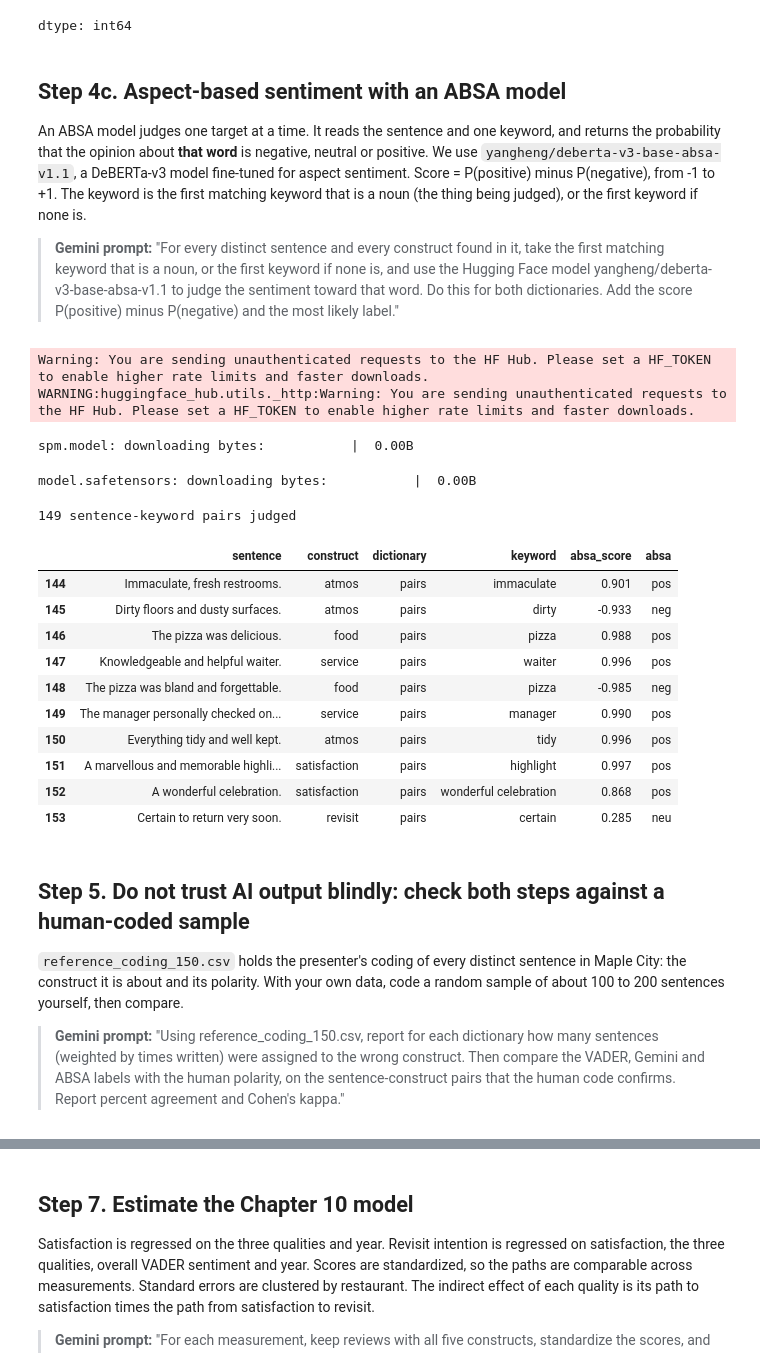
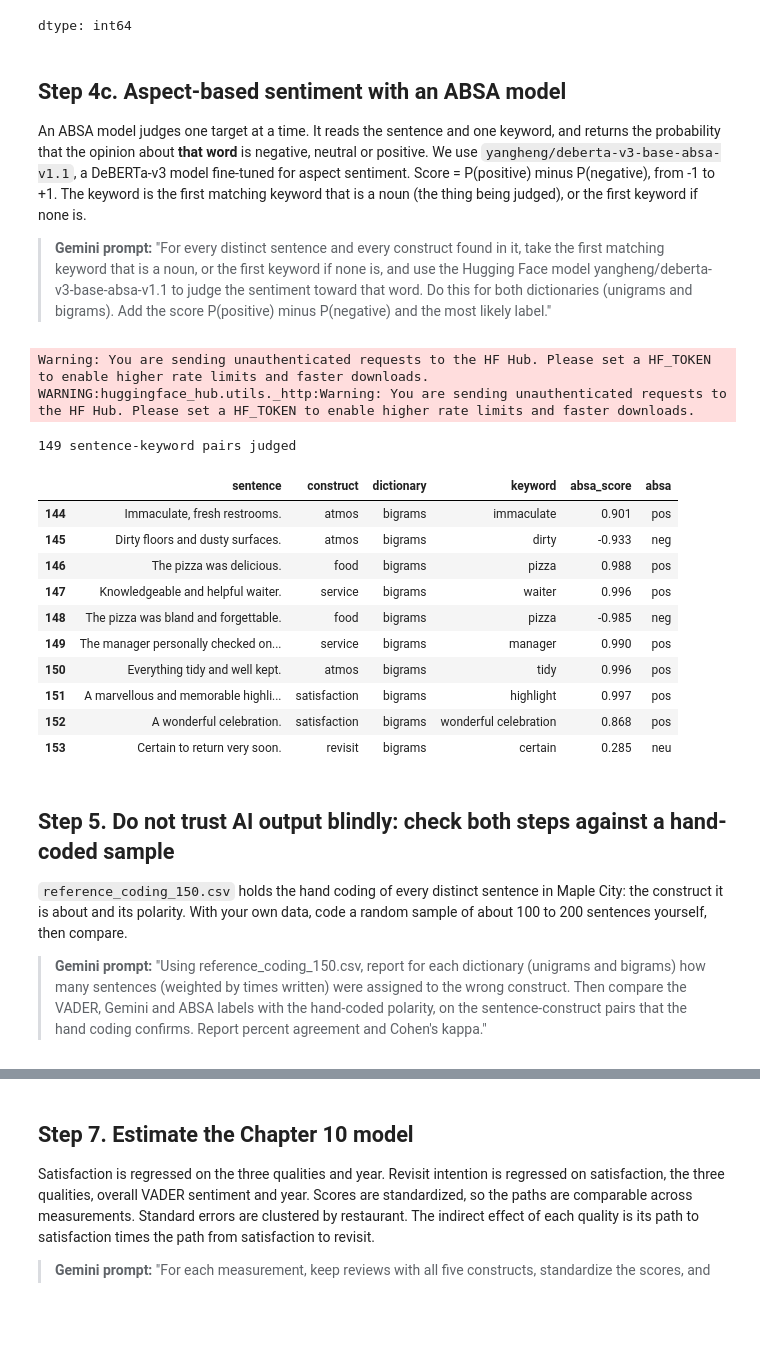
Before and after one commit to jeong-yeol/EMEA-CHRIE-Webinar, a Jupyter notebook: EMEA_CHRIE_ABSA_Workshop.ipynb, the cells around one changed output, grey strips where cells are left out. Saved outputs shown, nothing was run; the diff lists cells and outputs as text; code cells hidden in the pictures; blank space fills up the shorter version.

```diff
--- a/EMEA_CHRIE_ABSA_Workshop.ipynb
+++ b/EMEA_CHRIE_ABSA_Workshop.ipynb
@@ -100,15 +102,15 @@ CONSTRUCTS = list(SPEC)
 LEM = WordNetLemmatizer()
 KW = {c: {LEM.lemmatize(w) for w in s.split()} for c, s in SPEC.items()}
 def toks(s): return [LEM.lemmatize(t) for t in re.findall(r"[a-z']+", s.lower())]
-def single_words(s):
+def unigrams(s):
     t = toks(s); return {c: [w for w in t if w in KW[c]] for c in CONSTRUCTS if any(w in KW[c] for w in t)}
 distinct = pd.Series(sents.sentence.unique(), name="sentence")
 times = sents.sentence.value_counts()
 print(len(distinct), "distinct sentences")
-match_single = {s: single_words(s) for s in distinct}
-share = times[[s for s in distinct if match_single[s]]].sum() / len(sents)
+match_uni = {s: unigrams(s) for s in distinct}
+share = times[[s for s in distinct if match_uni[s]]].sum() / len(sents)
 print(f"Sentences with at least one construct: {share:.1%}")
-pd.DataFrame({"sentence": distinct.head(10), "constructs": [list(match_single[s]) for s in distinct.head(10)]})
+pd.DataFrame({"sentence": distinct.head(10), "constructs": [list(match_uni[s]) for s in distinct.head(10)]})
 # %% [output]
 150 distinct sentences
 Sentences with at least one construct: 81.5%
@@ -130,18 +132,18 @@ Some keywords carry more than one meaning. "Forgettable" is in the food list and
 # %%
 from collections import Counter
 STOP = set(stopwords.words("english"))
-def content_pairs(s):
+def bigrams(s):
     w = [t for t in re.findall(r"[a-z']+", s.lower()) if t not in STOP]
     return [f"{a} {b}" for a, b in zip(w, w[1:])]
-pair_counts = Counter()
+bigram_counts = Counter()
 for s in distinct:
-    for p in content_pairs(s): pair_counts[p] += times[s]
-print("Most frequent word pairs:")
-print(pd.DataFrame(pair_counts.most_common(15), columns=["word pair", "times written"]).to_string(index=False))
+    for b in bigrams(s): bigram_counts[b] += times[s]
+print("Most frequent bigrams:")
+print(pd.DataFrame(bigram_counts.most_common(15), columns=["bigram", "times written"]).to_string(index=False))
 rows = []
-for w in ["forgettable", "table", "fresh", "coming", "wonderful"]:
-    for p, n in pair_counts.most_common():
-        if w in p.split() or w + "s" in p.split():
-            rows.append({"keyword": w, "in the list for": ", ".join(c for c in CONSTRUCTS if LEM.lemmatize(w) in KW[c]), "word pair": p, "times written": n})
+for w in ["table", "fresh", "coming", "quality", "friendly"]:
+    for b, n in bigram_counts.most_common():
+        if w in b.split() or w + "s" in b.split():
+            rows.append({"keyword": w, "in the list for": ", ".join(c for c in CONSTRUCTS if LEM.lemmatize(w) in KW[c]), "bigram": b, "times written": n})
 pd.DataFrame(rows).groupby("keyword", sort=False).head(4)
 # %% [output]
@@ -268,54 +273,52 @@ dtype: int64
 # %% [markdown]
 ## Step 4c. Aspect-based sentiment with an ABSA model
 An ABSA model judges one target at a time. It reads the sentence and one keyword, and returns the probability that the opinion about **that word** is negative, neutral or positive. We use `yangheng/deberta-v3-base-absa-v1.1`, a DeBERTa-v3 model fine-tuned for aspect sentiment. Score = P(positive) minus P(negative), from -1 to +1. The keyword is the first matching keyword that is a noun (the thing being judged), or the first keyword if none is.
-> **Gemini prompt:** "For every distinct sentence and every construct found in it, take the first matching keyword that is a noun, or the first keyword if none is, and use the Hugging Face model yangheng/deberta-v3-base-absa-v1.1 to judge the sentiment toward that word. Do this for both dictionaries. Add the score P(positive) minus P(negative) and the most likely label."
+> **Gemini prompt:** "For every distinct sentence and every construct found in it, take the first matching keyword that is a noun, or the first keyword if none is, and use the Hugging Face model yangheng/deberta-v3-base-absa-v1.1 to judge the sentiment toward that word. Do this for both dictionaries (unigrams and bigrams). Add the score P(positive) minus P(negative) and the most likely label."
 # %%
 import torch
 from transformers import AutoTokenizer, AutoModelForSequenceClassification
 name = "yangheng/deberta-v3-base-absa-v1.1"
 tok = AutoTokenizer.from_pretrained(name)
 mdl = AutoModelForSequenceClassification.from_pretrained(name).eval()
 def keyword(s, matched):
     tags = {LEM.lemmatize(w.lower()): t for w, t in nltk.pos_tag(re.findall(r"[A-Za-z']+", s))}
     nouns = [w for w in matched if " " not in w and tags.get(w, "").startswith("NN")]
     return nouns[0] if nouns else matched[0]
-pairs = pd.DataFrame([{"sentence": s, "construct": c, "dictionary": d, "keyword": keyword(s, m)}
-                      for d, match in [("single", match_single), ("pairs", match_pairs)] for s in distinct for c, m in match[s].items()])
-todo = pairs[["sentence", "keyword"]].drop_duplicates().reset_index(drop=True)
+judged = pd.DataFrame([{"sentence": s, "construct": c, "dictionary": d, "keyword": keyword(s, m)}
+                       for d, match in [("unigrams", match_uni), ("bigrams", match_bi)] for s in distinct for c, m in match[s].items()])
+todo = judged[["sentence", "keyword"]].drop_duplicates().reset_index(drop=True)
 lab = {i: l.lower()[:3] for i, l in mdl.config.id2label.items()}
 pos_i = [i for i, l in lab.items() if l == "pos"][0]; neg_i = [i for i, l in lab.items() if l == "neg"][0]
 scores, labels = [], []
 with torch.no_grad():
     for b in range(0, len(todo), 32):
         c = todo.iloc[b:b + 32]
         enc = tok(list(c.sentence), list(c.keyword), padding=True, truncation=True, return_tensors="pt")
         prob = torch.softmax(mdl(**enc).logits, dim=-1).numpy()
         scores += list(prob[:, pos_i] - prob[:, neg_i]); labels += [lab[i] for i in prob.argmax(1)]
 todo["absa_score"] = np.round(scores, 3); todo["absa"] = labels
-pairs = pairs.merge(todo, on=["sentence", "keyword"])
+judged = judged.merge(todo, on=["sentence", "keyword"])
 print(len(todo), "sentence-keyword pairs judged")
-pairs[pairs.dictionary == "pairs"].head(10)
+judged[judged.dictionary == "bigrams"].head(10)
 # %% [output]
 Warning: You are sending unauthenticated requests to the HF Hub. Please set a HF_TOKEN to enable higher rate limits and faster downloads.
 WARNING:huggingface_hub.utils._http:Warning: You are sending unauthenticated requests to the HF Hub. Please set a HF_TOKEN to enable higher rate limits and faster downloads.
-spm.model: downloading bytes:           |  0.00B
+149 sentence-keyword pairs judged
-model.safetensors: downloading bytes:           |  0.00B
-149 sentence-keyword pairs judged
 |  | sentence | construct | dictionary | keyword | absa_score | absa |
-| 144 | Immaculate, fresh restrooms. | atmos | pairs | immaculate | 0.901 | pos |
-| 145 | Dirty floors and dusty surfaces. | atmos | pairs | dirty | -0.933 | neg |
-| 146 | The pizza was delicious. | food | pairs | pizza | 0.988 | pos |
-| 147 | Knowledgeable and helpful waiter. | service | pairs | waiter | 0.996 | pos |
-| 148 | The pizza was bland and forgettable. | food | pairs | pizza | -0.985 | neg |
-| 149 | The manager personally checked on... | service | pairs | manager | 0.990 | pos |
-| 150 | Everything tidy and well kept. | atmos | pairs | tidy | 0.996 | pos |
-| 151 | A marvellous and memorable highli... | satisfaction | pairs | highlight | 0.997 | pos |
-| 152 | A wonderful celebration. | satisfaction | pairs | wonderful celebration | 0.868 | pos |
-| 153 | Certain to return very soon. | revisit | pairs | certain | 0.285 | neu |
+| 144 | Immaculate, fresh restrooms. | atmos | bigrams | immaculate | 0.901 | pos |
+| 145 | Dirty floors and dusty surfaces. | atmos | bigrams | dirty | -0.933 | neg |
+| 146 | The pizza was delicious. | food | bigrams | pizza | 0.988 | pos |
+| 147 | Knowledgeable and helpful waiter. | service | bigrams | waiter | 0.996 | pos |
+| 148 | The pizza was bland and forgettable. | food | bigrams | pizza | -0.985 | neg |
+| 149 | The manager personally checked on... | service | bigrams | manager | 0.990 | pos |
+| 150 | Everything tidy and well kept. | atmos | bigrams | tidy | 0.996 | pos |
+| 151 | A marvellous and memorable highli... | satisfaction | bigrams | highlight | 0.997 | pos |
+| 152 | A wonderful celebration. | satisfaction | bigrams | wonderful celebration | 0.868 | pos |
+| 153 | Certain to return very soon. | revisit | bigrams | certain | 0.285 | neu |
 # %% [markdown]
-## Step 5. Do not trust AI output blindly: check both steps against a human-coded sample
-`reference_coding_150.csv` holds the presenter's coding of every distinct sentence in Maple City: the construct it is about and its polarity. With your own data, code a random sample of about 100 to 200 sentences yourself, then compare.
-> **Gemini prompt:** "Using reference_coding_150.csv, report for each dictionary how many sentences (weighted by times written) were assigned to the wrong construct. Then compare the VADER, Gemini and ABSA labels with the human polarity, on the sentence-construct pairs that the human code confirms. Report percent agreement and Cohen's kappa."
+## Step 5. Do not trust AI output blindly: check both steps against a hand-coded sample
+`reference_coding_150.csv` holds the hand coding of every distinct sentence in Maple City: the construct it is about and its polarity. With your own data, code a random sample of about 100 to 200 sentences yourself, then compare.
+> **Gemini prompt:** "Using reference_coding_150.csv, report for each dictionary (unigrams and bigrams) how many sentences (weighted by times written) were assigned to the wrong construct. Then compare the VADER, Gemini and ABSA labels with the hand-coded polarity, on the sentence-construct pairs that the hand coding confirms. Report percent agreement and Cohen's kappa."
 # %%
 from sklearn.metrics import cohen_kappa_score
 ref = pd.read_csv("reference_coding_150.csv").set_index("sentence")
```
Also changed, not shown: parts of 11 cells of this notebook, 3 other files.
